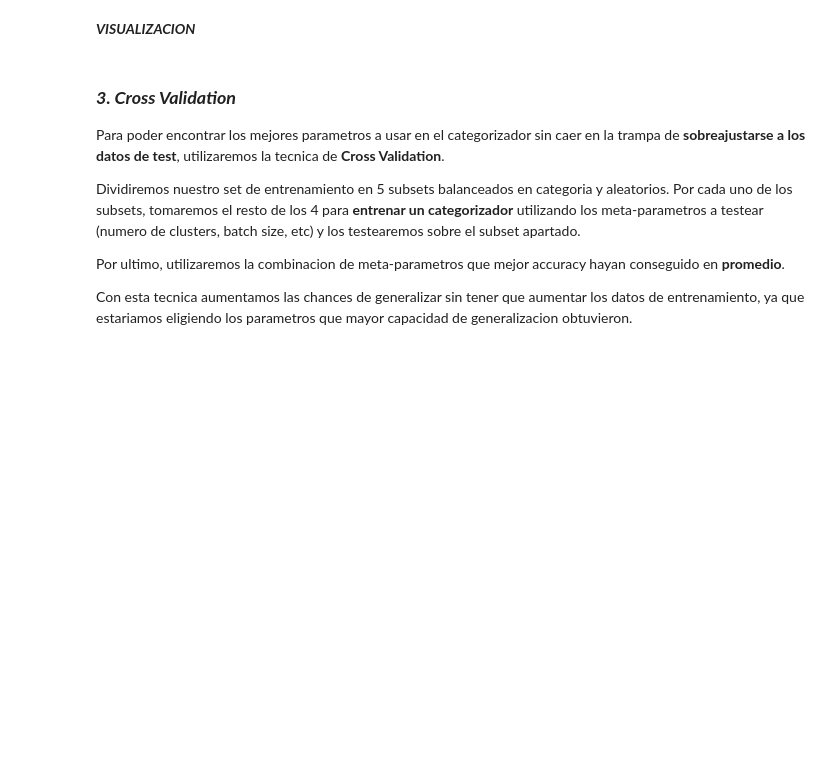
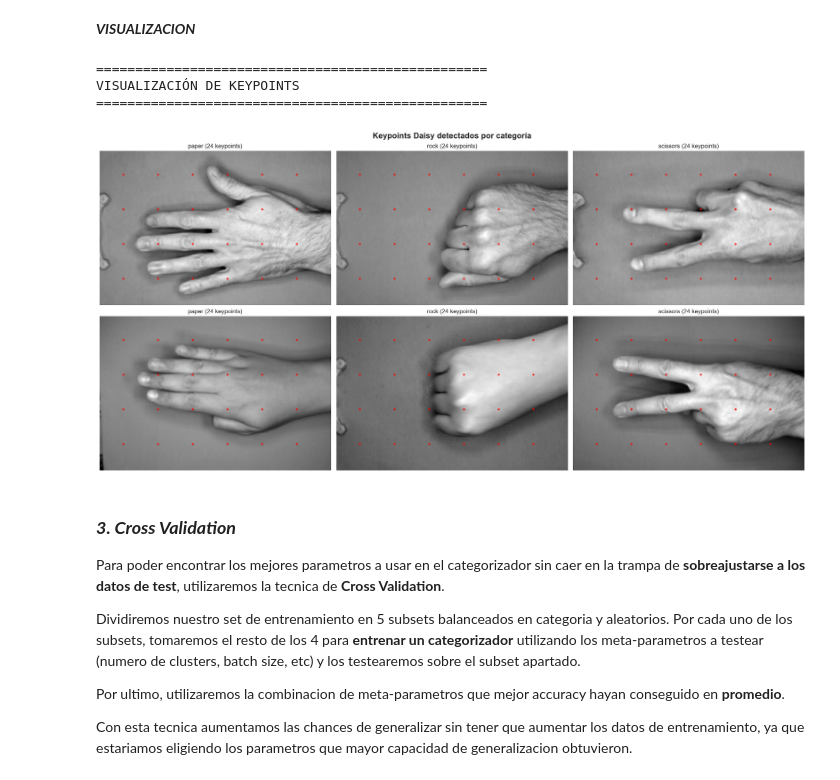
Before and after one commit to RamiroPadilla/ERV-2025-TAREA_FINAL, a Jupyter notebook: Rock_Paper_Scissors.ipynb, the cells around one changed output. Drawn from its saved outputs; the diff is of its cells as text; code cells hidden in the pictures; blank space fills up the shorter version.

Commit message:
centros keypoints

```diff
--- a/Rock_Paper_Scissors.ipynb
+++ b/Rock_Paper_Scissors.ipynb
@@ -12,3 +9,7 @@ guardar_descriptores = False
+# %%
+recalcular_descriptores = True
+guardar_descriptores = True
+recalculcar_pipeline = True
 # %% [markdown]
 # Imports
 # %%
@@ -234,7 +235,7 @@ def extraerDaisyDataSet(imagenes, step = 16, image_index=0, **kwargs):
     for i, img in enumerate(imagenes):
       if i == image_index:
         desc, image_daisy = daisy(img, step=step, visualize=True, **kwargs)
-        plt.imsave('daisy_visualizacion.png', image_daisy, cmap='gray')
+        plt.imsave('daisy_visualization_example.png', image_daisy, cmap='gray')
       else:
         desc = daisy(img, step = step , **kwargs)
 
@@ -242,15 +243,19 @@ def extraerDaisyDataSet(imagenes, step = 16, image_index=0, **kwargs):
       descriptores.append(desc_flat)
 
       # Guardar los keypoints (coordenadas de la grilla)
-      x, y = np.meshgrid(np.arange(0, img.shape[1], step), np.arange(0, img.shape[0], step))
+      radius = kwargs.get('radius')
+      x, y = np.meshgrid(
+            np.arange(radius, img.shape[1] - radius +1, step),
+            np.arange(radius, img.shape[0] - radius +1, step)
+      )
       puntos = np.vstack([x.ravel(), y.ravel()]).T
       keypoints.append(puntos)
+
       # Estadísticas
-
       stats[CATEGORIAS[i % len(CATEGORIAS)]]['total_keypoints'] += len(desc_flat)
-    # Calcular promedios
-    for cat in CATEGORIAS:
-        stats[cat]['promedio_keypoints'] = stats[cat]['total_keypoints'] / max(1, sum([1 for e in imagenes if cat in str(e)]))
+    # # Calcular promedios
+    # for cat in CATEGORIAS:
+    #     stats[cat]['promedio_keypoints'] = stats[cat]['total_keypoints'] / max(1, sum([1 for e in imagenes if cat in str(e)]))
     return keypoints, descriptores, stats
 # %%
 if recalcular_descriptores:
@@ -272,5 +277,7 @@ if recalcular_descriptores:
   print("\n📊 ESTADÍSTICAS DE EXTRACCIÓN Daisy:")
   for categoria in CATEGORIAS:
     total = stats_train[categoria]['total_keypoints']
-    promedio = stats_train[categoria]['promedio_keypoints'] # corregir promedio
+    cantidad = etiquetas_train.count(categoria)
+    stats_train[categoria]['promedio_keypoints'] = total / max(1, cantidad)
+    promedio = stats_train[categoria]['promedio_keypoints']
     print(f"{categoria}: {total} keypoints total, {promedio:.1f} promedio por imagen")
@@ -279,7 +295,7 @@ if not recalcular_descriptores:
 
   # Cargar los resultados
 
-  ruta = '/daisy_train.pkl'
+  ruta = 'daisy_train.pkl'
 
   with open(ruta, 'rb') as f:
     keypoints_train, descriptores_train, stats_train = pickle.load(f)
@@ -289,34 +305,39 @@ if not recalcular_descriptores:
 # Visualizar keypoints en ejemplos
 def mostrar_keypoints_ejemplos(imagenes, keypoints, etiquetas, categorias):
   """Muestra keypoints detectados en ejemplos de cada categoría"""
 
   fig, axes = plt.subplots(2, len(categorias), figsize=(20, 10))
   fig.suptitle('Keypoints Daisy detectados por categoría', fontsize=16, fontweight='bold')
 
   for i, categoria in enumerate(categorias):
     indices_categoria = indicesDeCategoriaEnLista(etiquetas, categoria)
     random.shuffle(indices_categoria)
 
     for row in range(2):
       img = indexadoIndirecto(row, indices_categoria, imagenes)
       kp = indexadoIndirecto(row, indices_categoria, keypoints)
 
       # Imagen original
       axes[row, i].imshow(img, cmap='gray')
 
       # Keypoints
-      axes[row, i].scatter(kp[:, 1], kp[:, 0], s=10, c='red', alpha=0.7)
+      axes[row, i].scatter(kp[:, 0], kp[:, 1], s=10, c='red', alpha=0.7)
 
       axes[row, i].set_title(f'{categoria} ({len(kp)} keypoints)')
       axes[row, i].axis('off')
 
   plt.tight_layout()
   plt.show()
 
 print("\n" + "=" * 50)
 print("VISUALIZACIÓN DE KEYPOINTS")
 print("=" * 50)
 mostrar_keypoints_ejemplos(imagenes_train, keypoints_train, etiquetas_train, CATEGORIAS)
+# %% [output]
+==================================================
+VISUALIZACIÓN DE KEYPOINTS
+==================================================
+[figure, added]
 # %% [markdown]
 ### ***3. Cross Validation***
 
```
Also changed, not shown: parts of 5 cells of this notebook.
